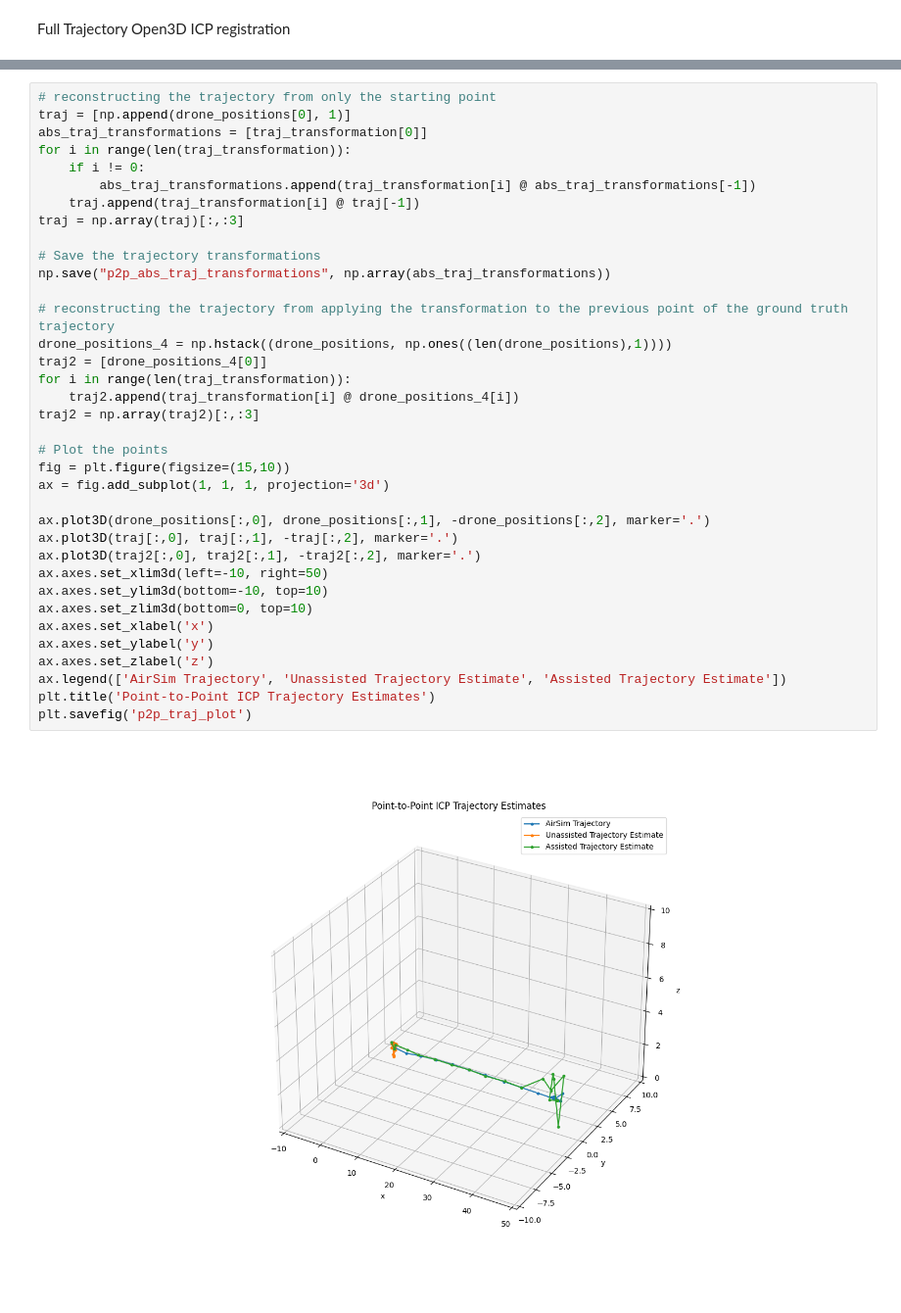
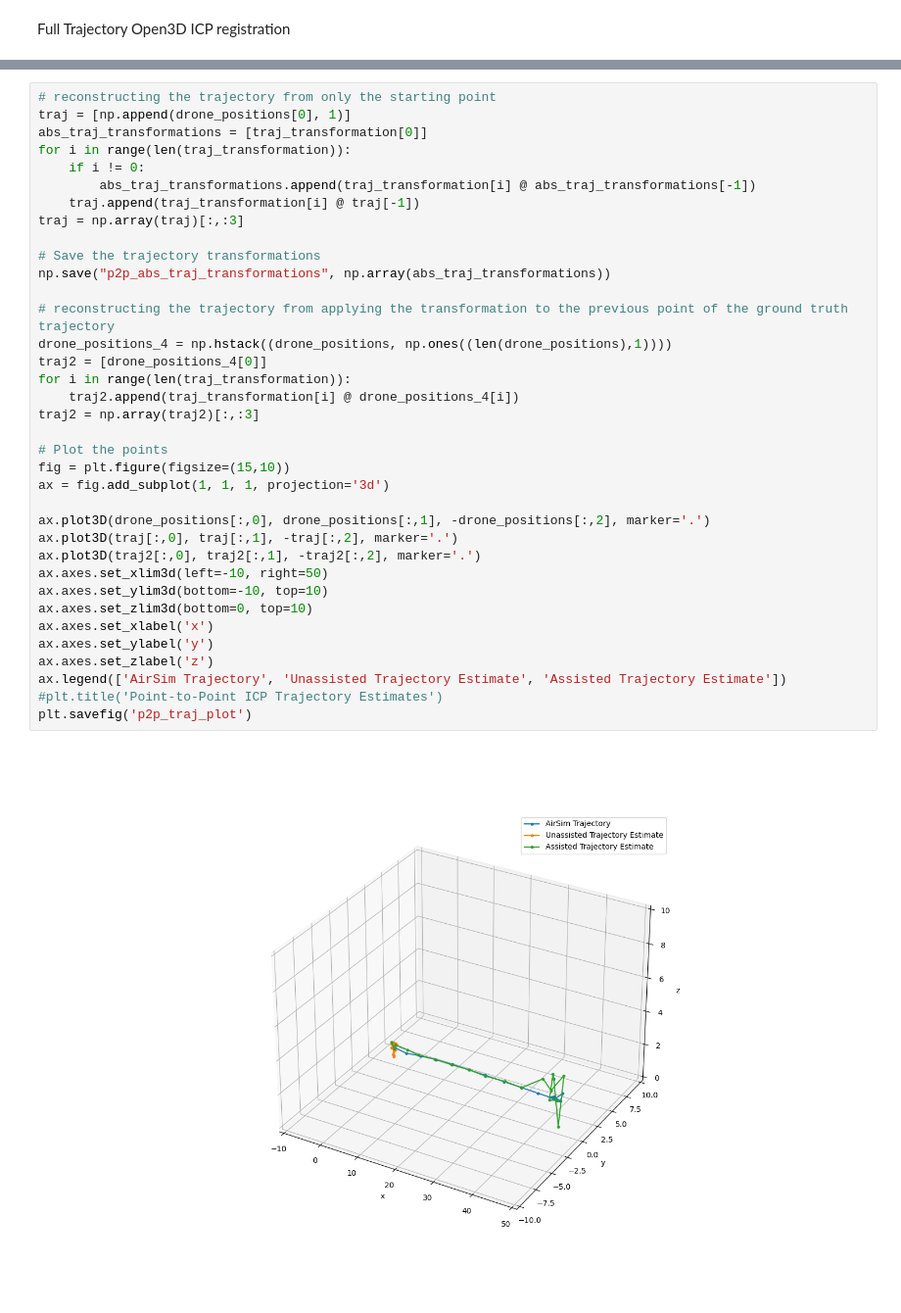
Before and after one commit to Stanford-NavLab/planeslam, a Jupyter notebook: notebooks/registration/point_icp.ipynb, the cells around one changed output, grey strips where cells are left out. Shown: that part at 98% size. Cells and saved outputs as stored; diff of their text form.

```diff
--- a/notebooks/registration/point_icp.ipynb
+++ b/notebooks/registration/point_icp.ipynb
@@ -143,32 +143,32 @@ for i in range(len(traj_transformation)):
         abs_traj_transformations.append(traj_transformation[i] @ abs_traj_transformations[-1])
     traj.append(traj_transformation[i] @ traj[-1])
 traj = np.array(traj)[:,:3]
 
 # Save the trajectory transformations
 np.save("p2p_abs_traj_transformations", np.array(abs_traj_transformations))
 
 # reconstructing the trajectory from applying the transformation to the previous point of the ground truth trajectory
 drone_positions_4 = np.hstack((drone_positions, np.ones((len(drone_positions),1))))
 traj2 = [drone_positions_4[0]]
 for i in range(len(traj_transformation)):
     traj2.append(traj_transformation[i] @ drone_positions_4[i])
 traj2 = np.array(traj2)[:,:3]
 
 # Plot the points
 fig = plt.figure(figsize=(15,10))
 ax = fig.add_subplot(1, 1, 1, projection='3d')
 
 ax.plot3D(drone_positions[:,0], drone_positions[:,1], -drone_positions[:,2], marker='.')
 ax.plot3D(traj[:,0], traj[:,1], -traj[:,2], marker='.')
 ax.plot3D(traj2[:,0], traj2[:,1], -traj2[:,2], marker='.')
 ax.axes.set_xlim3d(left=-10, right=50)
 ax.axes.set_ylim3d(bottom=-10, top=10)
 ax.axes.set_zlim3d(bottom=0, top=10)
 ax.axes.set_xlabel('x')
 ax.axes.set_ylabel('y')
 ax.axes.set_zlabel('z')
 ax.legend(['AirSim Trajectory', 'Unassisted Trajectory Estimate', 'Assisted Trajectory Estimate'])
-plt.title('Point-to-Point ICP Trajectory Estimates')
+#plt.title('Point-to-Point ICP Trajectory Estimates')
 plt.savefig('p2p_traj_plot')
 # %% [output]
-[figure, old version]
+[figure, new version]
```
Also changed, not shown: parts of 2 cells of this notebook, 6 other files.
